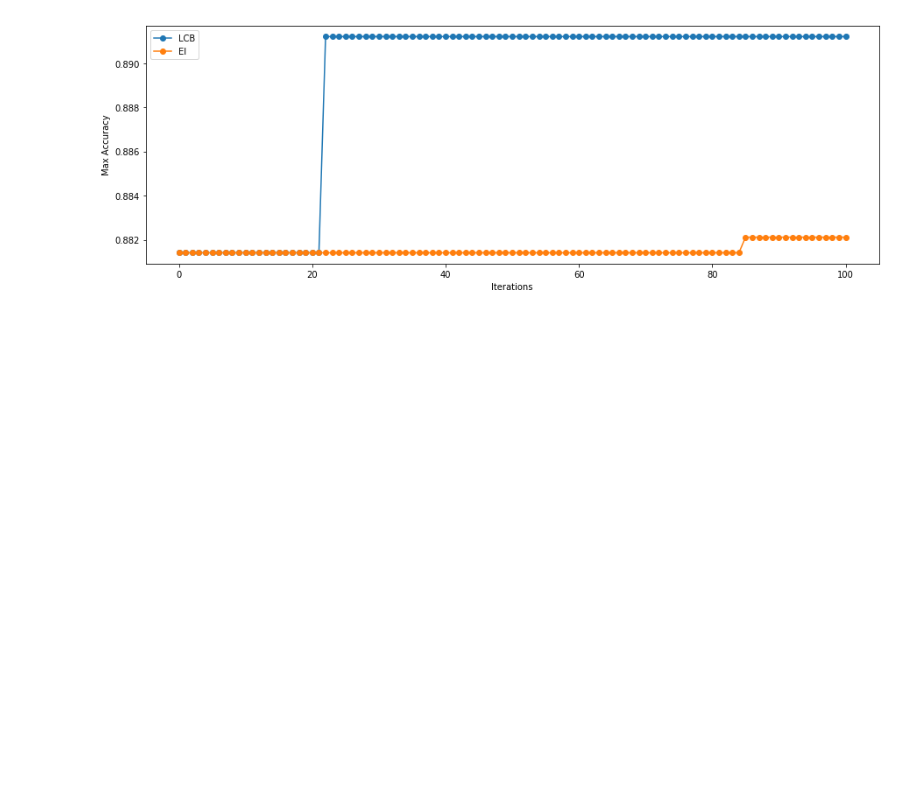
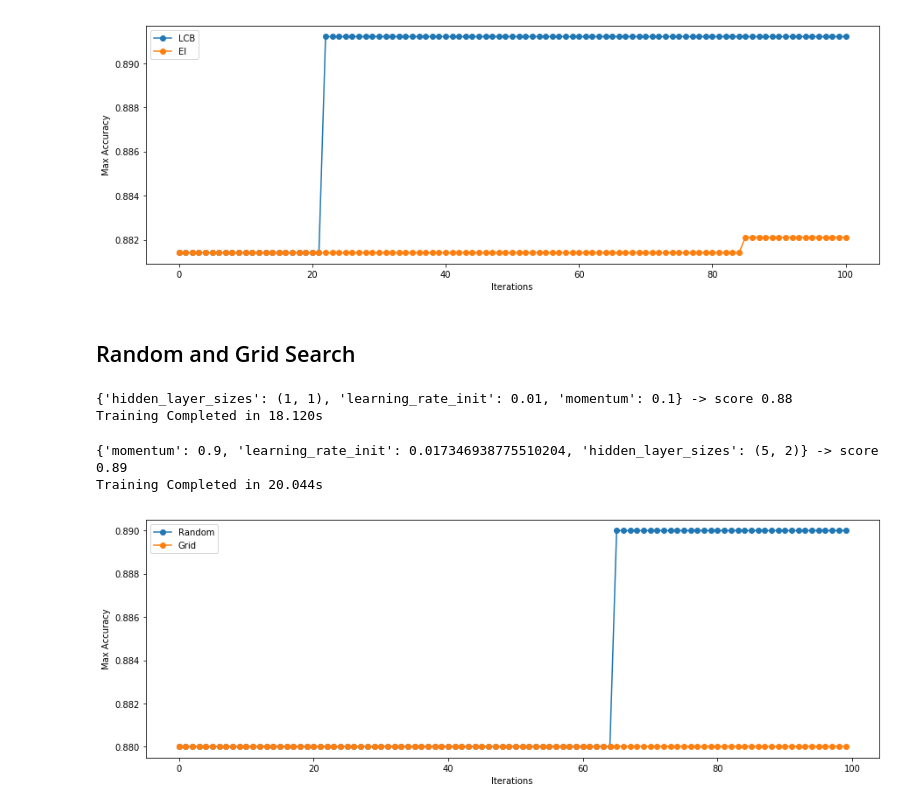
Before and after one commit to pkasela/SecondYear-Assignments, a Jupyter notebook: AML/Assignment5/Assignment5.ipynb, the cells around one changed output. Saved outputs shown, nothing was run; the diff lists cells and outputs as text; code cells hidden in the pictures; blank space fills up the shorter version.

```diff
--- a/AML/Assignment5/Assignment5.ipynb
+++ b/AML/Assignment5/Assignment5.ipynb
@@ -470,3 +470,56 @@ plt.xlabel('Iterations')
 plt.show()
 # %% [output]
 [figure]
+# %% [markdown]
+## Random and Grid Search
+# %%
+#create the configuration grid with 5 element for each hyperparameter
+conf_grid = {'learning_rate_init':np.linspace(0.01, 0.1, num=5),
+             'momentum':np.linspace(0.1, 0.9, num=5),
+             'hidden_layer_sizes':[(1,1), (1,5), (5,1), (5,5)]}
+
+MLP_GS = GridSearchCV(MLPClassifier(hidden_layer_sizes=(4,2,),random_state=BIG_SEED),
+                      conf_grid, scoring=score_metric, cv=10, n_jobs=-1) #n_jobs=-1 parallelize the computation
+
+t_0 = time()
+skf = StratifiedKFold(n_splits=10, random_state=BIG_SEED)
+X = df.drop('Class', axis=1).values
+y = df.Class
+MLP_GS = MLP_GS.fit(X, y)
+print(MLP_GS.best_params_, "-> score", MLP_GS.best_score_)
+print("Training Completed in %0.3fs" % (time() - t_0))
+# %% [output]
+{'hidden_layer_sizes': (1, 1), 'learning_rate_init': 0.01, 'momentum': 0.1} -> score 0.88
+Training Completed in 18.120s
+# %%
+hidden =[(i, j) for i in range(1,6) for j in range(1,6)]
+
+param_grid = {'learning_rate_init':np.linspace(0.01, 0.1),
+              'momentum':np.linspace(0.1, 0.9),
+              'hidden_layer_sizes':hidden}
+
+MLP_RS = RandomizedSearchCV(MLPClassifier(hidden_layer_sizes=(4,2,),
+                                          random_state=BIG_SEED),
+                            param_grid, n_iter=100, scoring=score_metric,
+                            cv=10, random_state=BIG_SEED, n_jobs=-1)
+
+t_0 = time()
+skf = StratifiedKFold(n_splits=10, random_state=BIG_SEED)
+X = df.drop('Class', axis=1).values
+y = df.Class
+MLP_RS = MLP_RS.fit(X, y)
+print(MLP_RS.best_params_, "-> score", MLP_RS.best_score_)
+print("Training Completed in %0.3fs" % (time() - t_0))
+# %% [output]
+{'momentum': 0.9, 'learning_rate_init': 0.017346938775510204, 'hidden_layer_sizes': (5, 2)} -> score 0.89
+Training Completed in 20.044s
+# %%
+plt.figure(figsize=(15,5))
+plt.plot(np.maximum.accumulate(MLP_RS.cv_results_['mean_test_score']), 'o-')
+plt.plot(np.maximum.accumulate(MLP_GS.cv_results_['mean_test_score']), 'o-')
+plt.legend(['Random','Grid'])
+plt.ylabel('Max '+label_metric)
+plt.xlabel('Iterations')
+plt.show()
+# %% [output]
+[figure, added]
```
Also changed, not shown: parts of 3 cells of this notebook.
